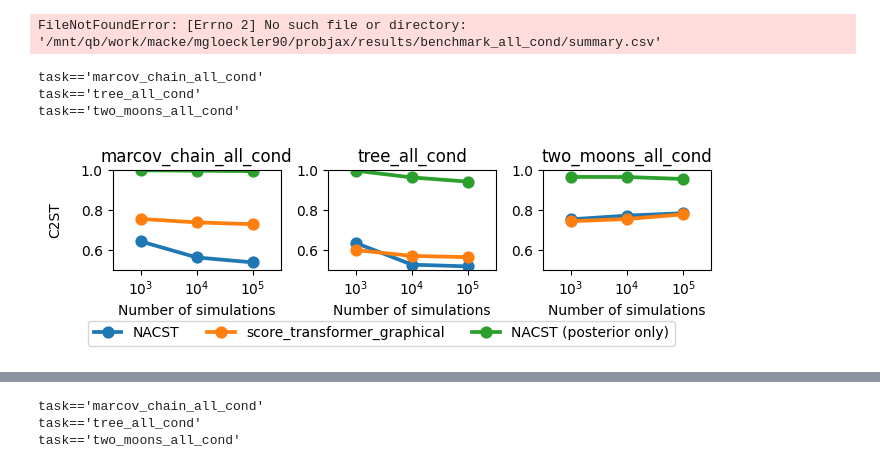
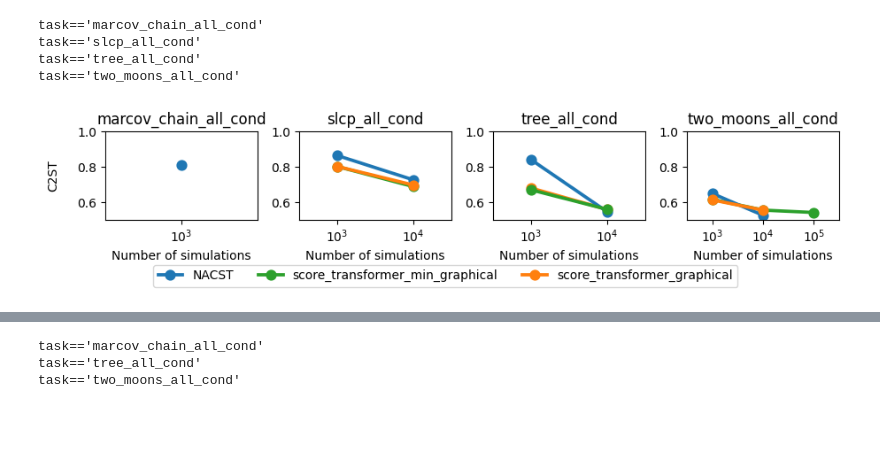
Before and after one commit to mackelab/probjax, a Jupyter notebook: scoresbibm/results.ipynb, the cells around one changed output, grey strips where cells are left out. Cells and saved outputs as stored; diff of their text form; code cells hidden in the pictures; blank space fills up the shorter version.

```diff
--- a/scoresbibm/results.ipynb
+++ b/scoresbibm/results.ipynb
@@ -10,14 +10,11 @@ from scoresbibm.src.utils.data_utils import query
 
 import warnings
 warnings.filterwarnings("ignore")
-# %%
-query("/mnt/qb/work/macke/mgloeckler90/probjax/results/benchmark_all_cond")
-# %% [output]
-FileNotFoundError: [Errno 2] No such file or directory: '/mnt/qb/work/macke/mgloeckler90/probjax/results/benchmark_all_cond/summary.csv'
 # %%
-fig, axes = multi_plot("/mnt/qb/work/macke/mgloeckler90/probjax/results/benchmark_all_cond", "task", "metric", plot_metric_by_num_simulations, hue="method")
+fig, axes = multi_plot("../results/benchmark_vesde_all_cond3", "task", "metric", plot_metric_by_num_simulations, hue="method")
 # %% [output]
 task=='marcov_chain_all_cond'
+task=='slcp_all_cond'
 task=='tree_all_cond'
 task=='two_moons_all_cond'
-[figure, old version]
+[figure, new version]
```
Also changed, not shown: parts of 2 cells of this notebook, 12 other files.
